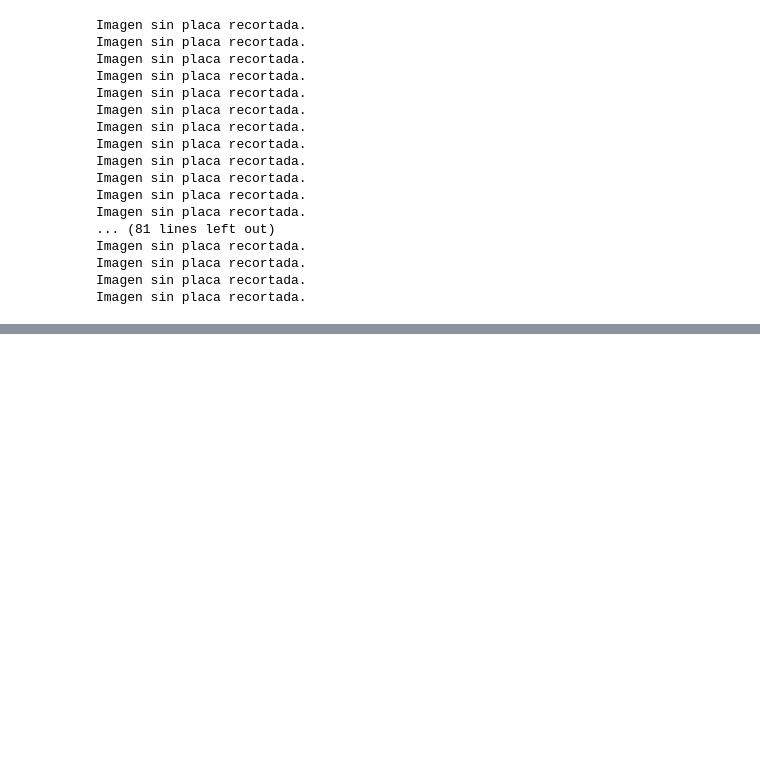
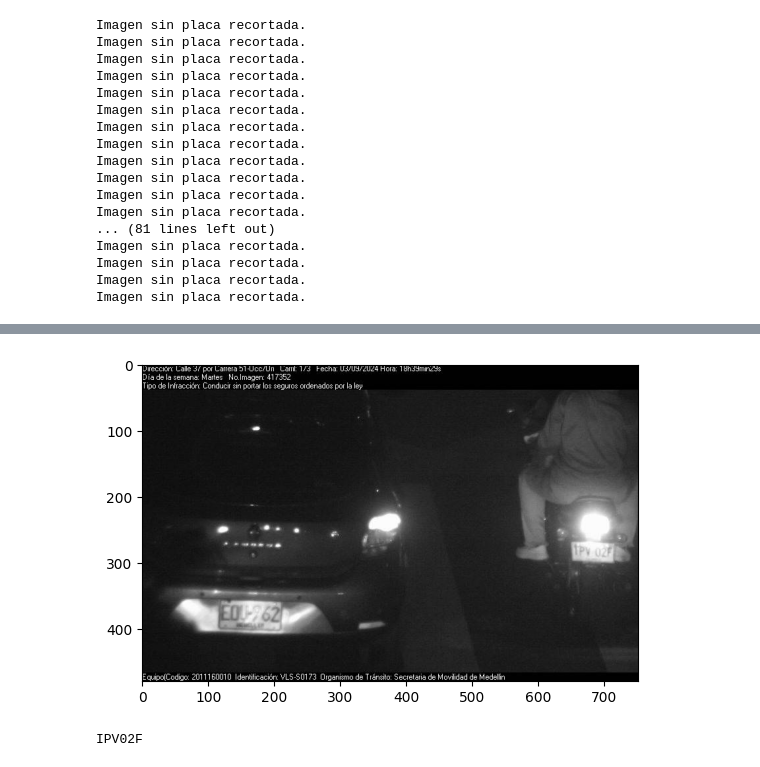
Before and after one commit to SofiAB-sen/analisis-foto-deteccion, a Jupyter notebook: analisis_placas.ipynb, the cells around one changed output, grey strips where cells are left out. Drawn from its saved outputs; the diff is of its cells as text; code cells hidden in the pictures; blank space fills up the shorter version.

```diff
--- a/analisis_placas.ipynb
+++ b/analisis_placas.ipynb
@@ -233,0 +284,10 @@ Imagen sin placa recortada.
+# %%
+path_img = data['Path_Imagen'][92]
+img = mpimg.imread(path_img)
+plt.imshow(img)
+plt.show()
+
+print(data['Placa_Vehiculo'][92])
+# %% [output]
+[figure, added]
+IPV02F
```
Also changed, not shown: parts of 7 cells of this notebook.
